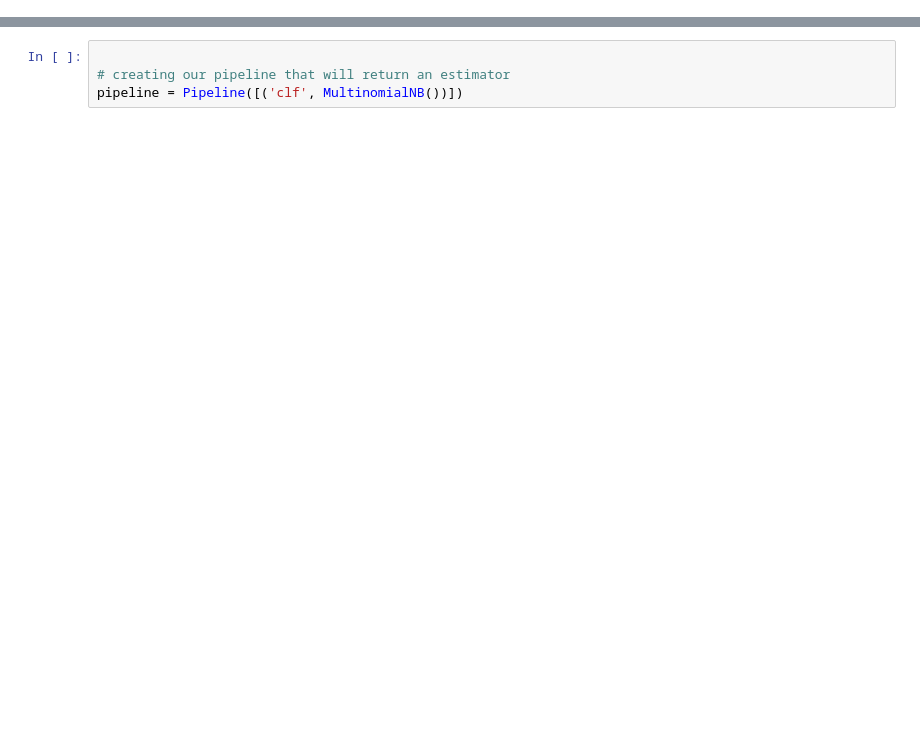
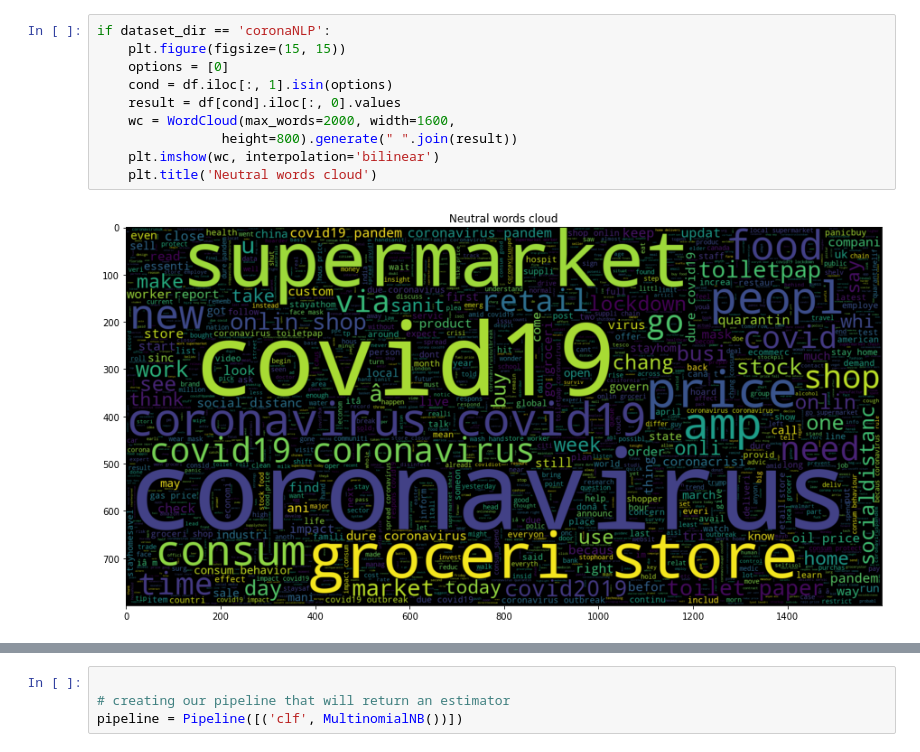
Before and after one commit to 3nws/twitter-text-classification, a Jupyter notebook: mnb_main.ipynb, the cells around one changed output, grey strips where cells are left out. Cells and saved outputs as stored; diff of their text form; blank space fills up the shorter version.

```diff
--- a/mnb_main.ipynb
+++ b/mnb_main.ipynb
@@ -166 +104,13 @@ Text(0.5, 1.0, 'Positive words cloud')
+# %%
+if dataset_dir == 'coronaNLP':
+    plt.figure(figsize=(15, 15))
+    options = [0]
+    cond = df.iloc[:, 1].isin(options)
+    result = df[cond].iloc[:, 0].values
+    wc = WordCloud(max_words=2000, width=1600,
+                height=800).generate(" ".join(result))
+    plt.imshow(wc, interpolation='bilinear')
+    plt.title('Neutral words cloud')
+# %% [output]
+[figure, added]
 # %%
```
Also changed, not shown: parts of 19 cells of this notebook, 3 other files.
